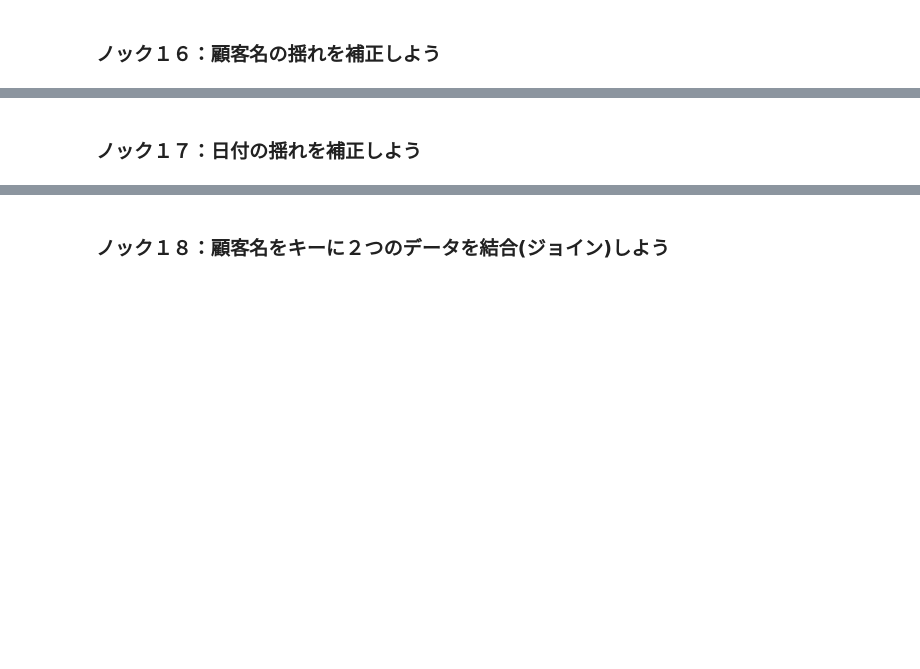
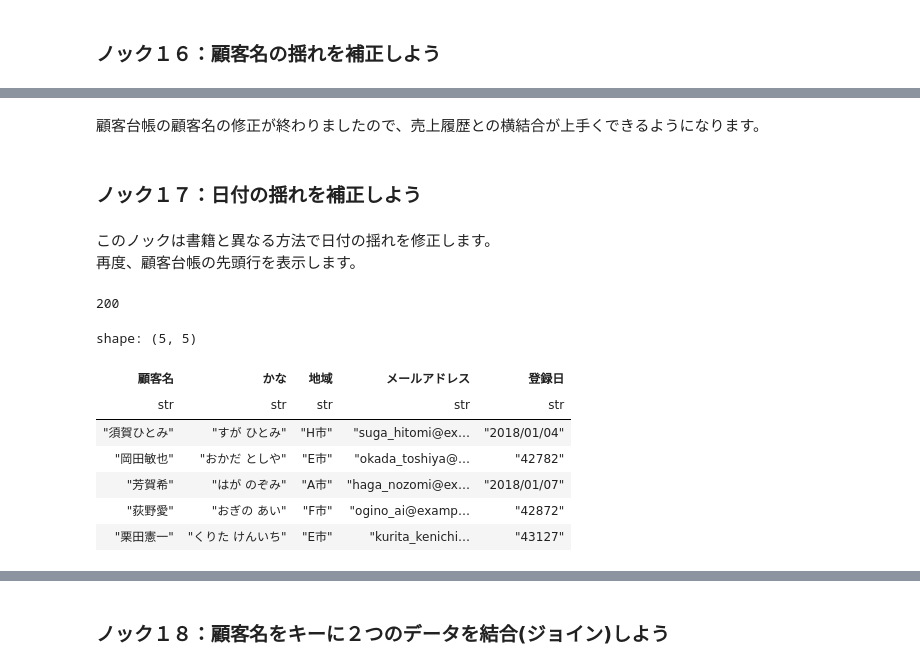
Before and after one commit to Tremendous1192/Python_Practical_Data_Analysis_100_Knocks_2nd_Edition, a Jupyter notebook: 2章/ch02_polars.ipynb, the cells around one changed output, grey strips where cells are left out. Drawn from its saved outputs; the diff is of its cells as text; code cells hidden in the pictures; blank space fills up the shorter version.

```diff
--- a/2章/ch02_polars.ipynb
+++ b/2章/ch02_polars.ipynb
@@ -107,7 +360,8 @@ uriage_data["customer_name"].head()
 # %%
 kokyaku_data = (
-    kokyaku_data.with_columns(
-        kokyaku_data["顧客名"]
+    kokyaku_data
+    .with_columns(
+        pl.col("顧客名")
         .str.replace_all("　", "")
         .str.replace_all(" ", "")
         .alias("顧客名")
@@ -117,2 +380,4 @@ kokyaku_data["顧客名"].head(n = 5)
+# %% [markdown]
+顧客台帳の顧客名の修正が終わりましたので、売上履歴との横結合が上手くできるようになります。
 # %% [markdown]
 ### ノック１７：日付の揺れを補正しよう
@@ -121,0 +384,16 @@ len( flg_is_serial.drop_nulls() )
+# %% [markdown]
+このノックは書籍と異なる方法で日付の揺れを修正します。\
+再度、顧客台帳の先頭行を表示します。
+# %%
+print(len(kokyaku_data))
+display(kokyaku_data.head())
+# %% [output]
+200
+shape: (5, 5)
+| 顧客名 | かな | 地域 | メールアドレス | 登録日 |
+| str | str | str | str | str |
+| "須賀ひとみ" | "すが ひとみ" | "H市" | "suga_hitomi@ex… | "2018/01/04" |
+| "岡田敏也" | "おかだ としや" | "E市" | "okada_toshiya@… | "42782" |
+| "芳賀希" | "はが のぞみ" | "A市" | "haga_nozomi@ex… | "2018/01/07" |
+| "荻野愛" | "おぎの あい" | "F市" | "ogino_ai@examp… | "42872" |
+| "栗田憲一" | "くりた けんいち" | "E市" | "kurita_kenichi… | "43127" |
```
Also changed, not shown: parts of 66 cells of this notebook.
